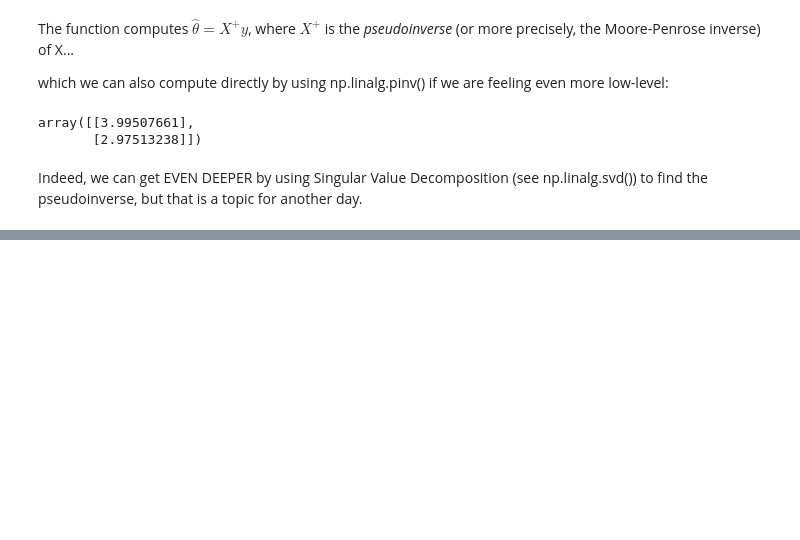
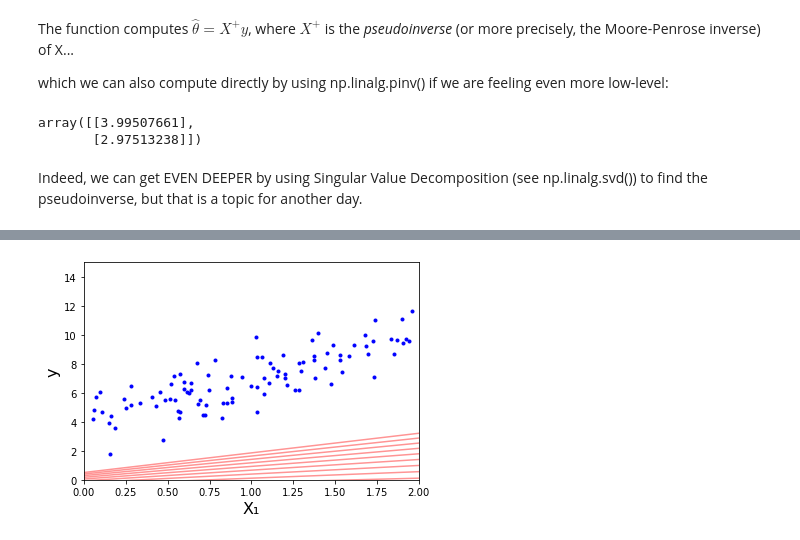
Before and after one commit to larswe/ml-shenanigans, a Jupyter notebook: Training.ipynb, the cells around one changed output, grey strips where cells are left out. Drawn from its saved outputs; the diff is of its cells as text; code cells hidden in the pictures; blank space fills up the shorter version.

```diff
--- a/Training.ipynb
+++ b/Training.ipynb
@@ -127,0 +180,6 @@ Indeed, we can get EVEN DEEPER by using Singular Value Decomposition (see np.lin
+# %%
+# But if we choose a learning rate that's too low, converging will take much longer
+
+plot_early_descent(0.01)
+# %% [output]
+[figure, added]
```
Also changed, not shown: parts of 5 cells of this notebook.
